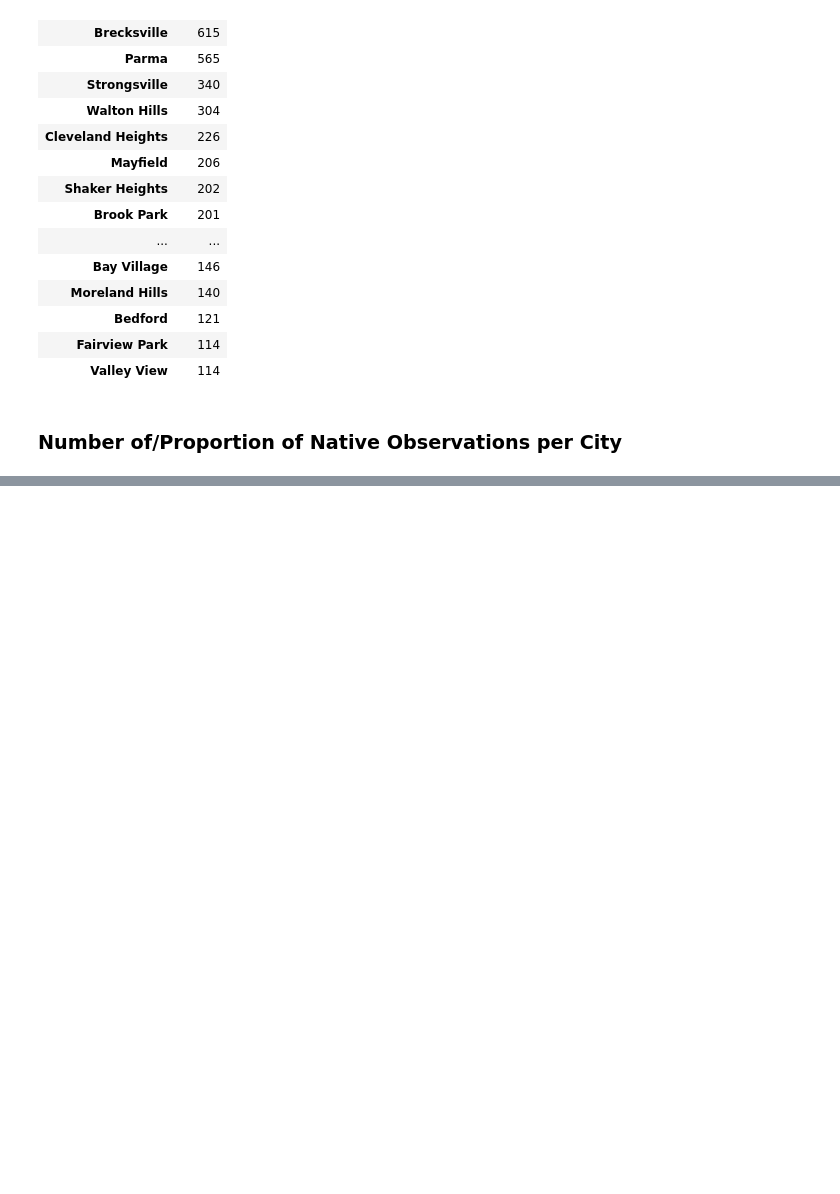
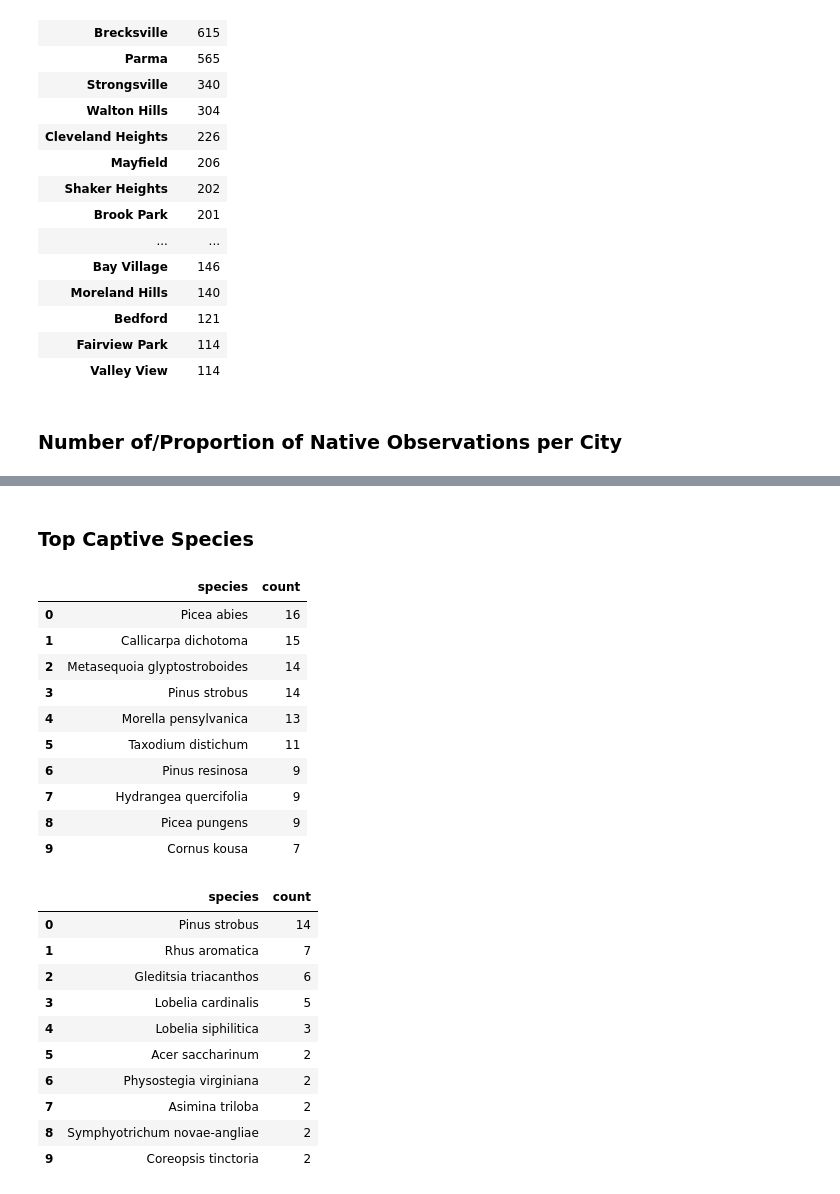
Before and after one commit to emartins90/PythonLearn, a Jupyter notebook: Plants/plants_analysis.ipynb, the cells around one changed output, grey strips where cells are left out. Drawn from its saved outputs; the diff is of its cells as text; code cells hidden in the pictures; blank space fills up the shorter version.

```diff
--- a/Plants/plants_analysis.ipynb
+++ b/Plants/plants_analysis.ipynb
@@ -197,0 +303,33 @@ display(merged)
+# %% [markdown]
+### Top Captive Species
+# %%
+captive_obs = df[df['captive'] == True]
+captive_native = captive_obs[captive_obs['native'] == True]
+
+df1_html = captive_obs.groupby('species').size().sort_values(ascending=False).head(10).reset_index(name='count').to_html()
+df2_html = captive_native.groupby('species').size().sort_values(ascending=False).head(10).reset_index(name='count').to_html()
+
+display_html(f'<div style="display: flex; gap: 50px;"><div>{df1_html}</div><div>{df2_html}</div></div>', raw=True)
+# %% [output]
+|  | species | count |
+| 0 | Picea abies | 16 |
+| 1 | Callicarpa dichotoma | 15 |
+| 2 | Metasequoia glyptostroboides | 14 |
+| 3 | Pinus strobus | 14 |
+| 4 | Morella pensylvanica | 13 |
+| 5 | Taxodium distichum | 11 |
+| 6 | Pinus resinosa | 9 |
+| 7 | Hydrangea quercifolia | 9 |
+| 8 | Picea pungens | 9 |
+| 9 | Cornus kousa | 7 |
+|  | species | count |
+| 0 | Pinus strobus | 14 |
+| 1 | Rhus aromatica | 7 |
+| 2 | Gleditsia triacanthos | 6 |
+| 3 | Lobelia cardinalis | 5 |
+| 4 | Lobelia siphilitica | 3 |
+| 5 | Acer saccharinum | 2 |
+| 6 | Physostegia virginiana | 2 |
+| 7 | Asimina triloba | 2 |
+| 8 | Symphyotrichum novae-angliae | 2 |
+| 9 | Coreopsis tinctoria | 2 |
```
Also changed, not shown: parts of 13 cells of this notebook, 1 other file.
